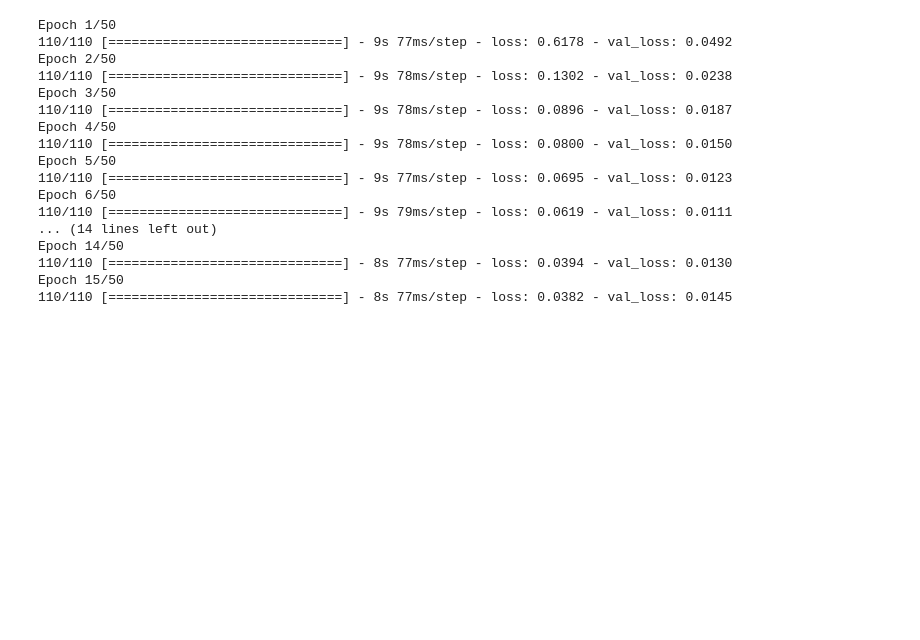
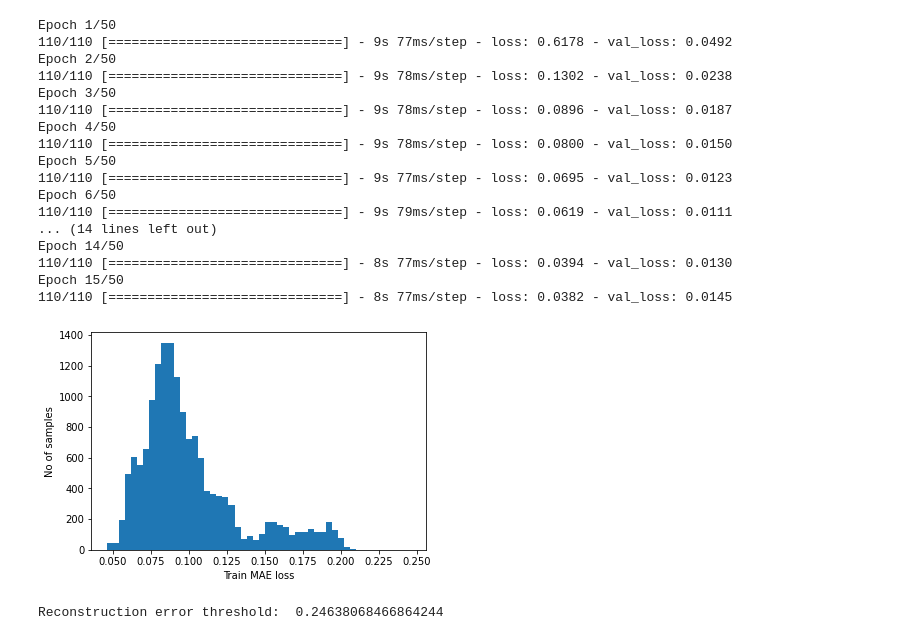
Before and after one commit to gibina/Stock-marketing-, a Jupyter notebook: NAB.ipynb, the cells around one changed output. Drawn from its saved outputs; the diff is of its cells as text; code cells hidden in the pictures; blank space fills up the shorter version.

```diff
--- a/NAB.ipynb
+++ b/NAB.ipynb
@@ -174,3 +174,20 @@ Epoch 14/50
 110/110 [==============================] - 8s 77ms/step - loss: 0.0394 - val_loss: 0.0130
 Epoch 15/50
 110/110 [==============================] - 8s 77ms/step - loss: 0.0382 - val_loss: 0.0145
+# %%
+# Get train MAE loss.
+x_train_pred = model.predict(x_train)
+train_mae_loss = np.mean(np.abs(x_train_pred - x_train), axis=1)
+# %%
+plt.hist(train_mae_loss, bins=50)
+plt.xlabel("Train MAE loss")
+plt.ylabel("No of samples")
+plt.show()
+# %% [output]
+[figure, added]
+# %%
+# Get reconstruction loss threshold.
+threshold = np.max(train_mae_loss)
+print("Reconstruction error threshold: ", threshold)
+# %% [output]
+Reconstruction error threshold:  0.24638068466864244
```
Also changed, not shown: parts of 9 cells of this notebook.
